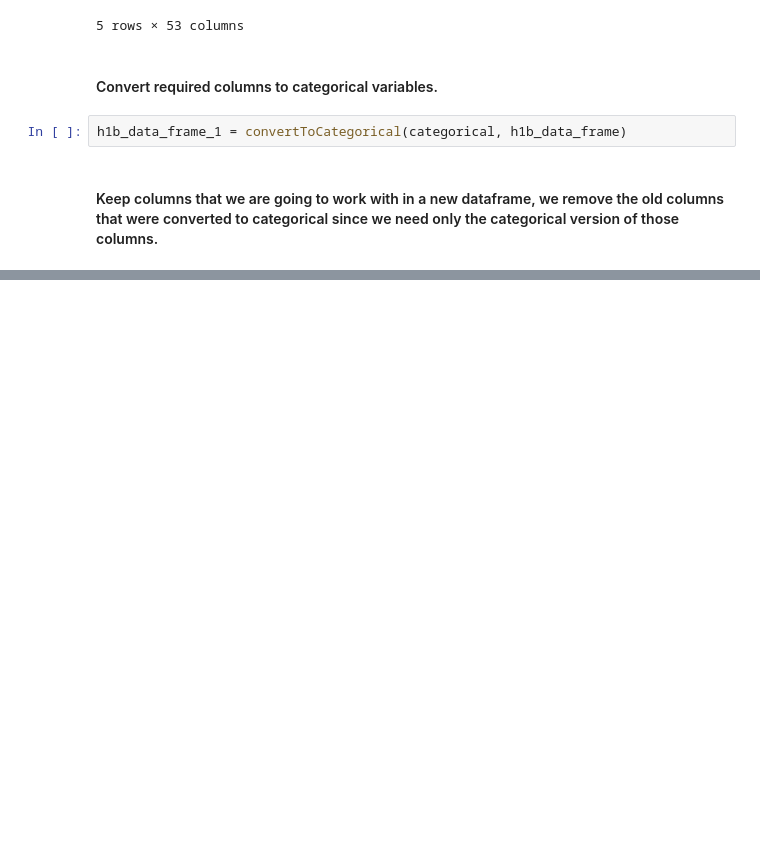
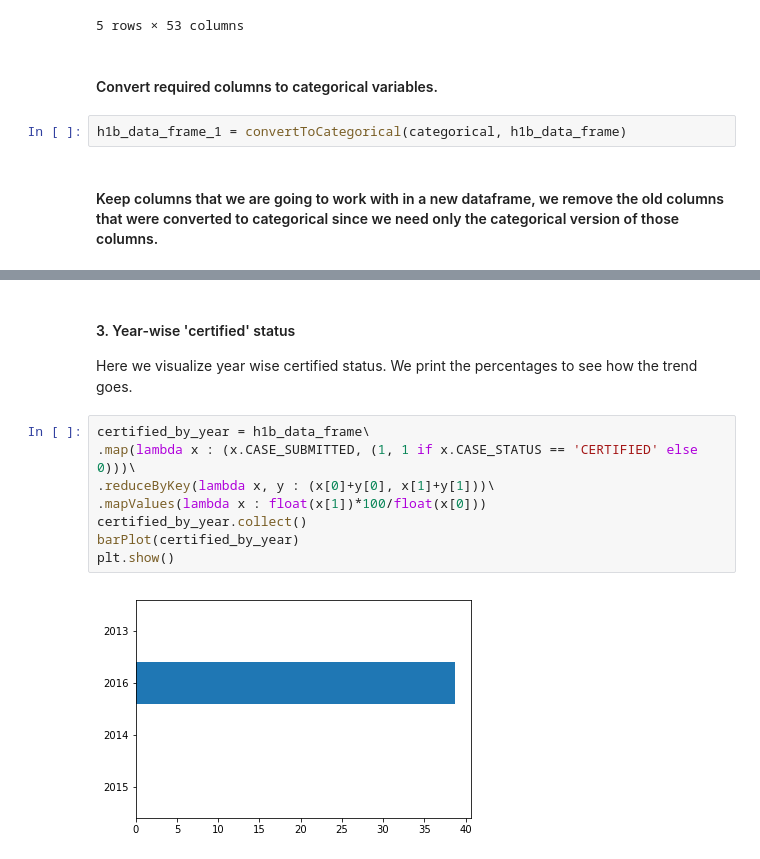
Before and after one commit to anupambhatta/H1BAnalytics, a Jupyter notebook: First_Attempt.ipynb, the cells around one changed output, grey strips where cells are left out. Drawn from its saved outputs; the diff is of its cells as text; blank space fills up the shorter version.

```diff
--- a/First_Attempt.ipynb
+++ b/First_Attempt.ipynb
@@ -146,0 +221,13 @@ h1b_labledPoints.take(2)
+# %% [markdown]
+#### 3. Year-wise 'certified' status
+Here we visualize year wise certified status. We print the percentages to see how the trend goes.
+# %%
+certified_by_year = h1b_data_frame\
+.map(lambda x : (x.CASE_SUBMITTED, (1, 1 if x.CASE_STATUS == 'CERTIFIED' else 0)))\
+.reduceByKey(lambda x, y : (x[0]+y[0], x[1]+y[1]))\
+.mapValues(lambda x : float(x[1])*100/float(x[0]))
+certified_by_year.collect()
+barPlot(certified_by_year)
+plt.show()
+# %% [output]
+[figure, added]
```
Also changed, not shown: parts of 26 cells of this notebook.
